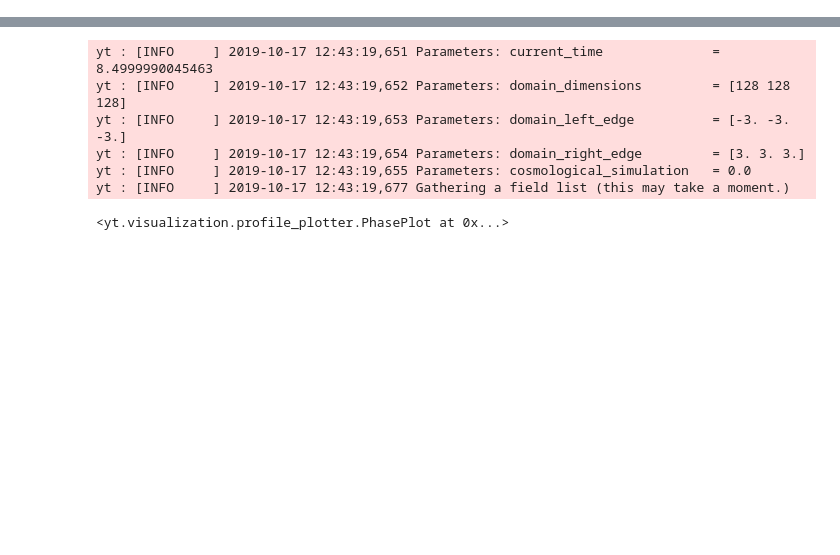
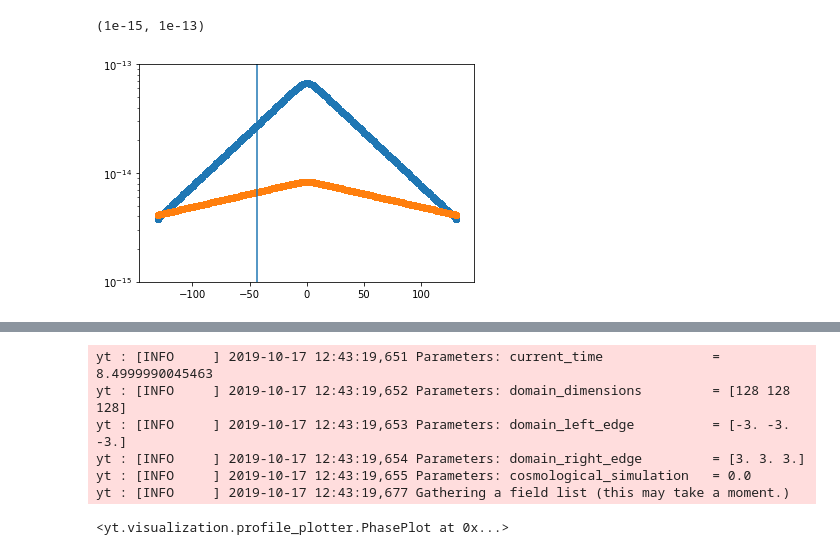
Before and after one commit to ibutsky/thermal_instabilities, a Jupyter notebook: analysis/test.ipynb, the cells around one changed output, grey strips where cells are left out. Saved outputs shown, nothing was run; the diff lists cells and outputs as text; code cells hidden in the pictures; blank space fills up the shorter version.

```diff
--- a/analysis/test.ipynb
+++ b/analysis/test.ipynb
@@ -216,0 +166,21 @@ YTArray([2.8851102 , 2.88841928, 2.90308289, ..., 3.01281512, 2.97488759,
+# %%
+i = 0
+ds1 = ytf.load('../../simulations/isothermal_tctf_1.0/DD%04d/DD%04d'%(i, i))
+#ds2 = ytf.load('../../simulations/isothermal_tctf_1.0_beta_10.0/DD%04d/DD%04d'%(i, i))
+ds2 = ytf.load('../../simulations/isothermal_tctf_1.0_beta_10.0_cr_3.0/DD%04d/DD%04d'%(i, i))
+ad = ds1.all_data()
+ad2 = ds2.all_data()
+
+z = ad[('gas', 'z')].in_units('kpc')
+ptot1 = ad[('gas', 'pressure')] + ad[('gas', 'magnetic_pressure')]
+ptot2 = ad2[('gas', 'pressure')] + ad2[('gas', 'magnetic_pressure')] + ad2[('gas', 'cr_pressure')]
+
+print("ptot1 / ptot2", ptot1/ ptot2)
+
+print("pgas1 / pgas2", ad[('gas', 'pressure')] / ad2[('gas', 'pressure')])
+
+print(ad2[('gas', 'cr_eta')], ad2[('gas', 'plasma_beta')])
+print(ad2[('gas', 'pressure')] / ad2[('gas', 'magnetic_pressure')])
+#print(ad[field] / ad2[field])
+
+#ad2[('gas', 'cr_eta')]
@@ -216,0 +204,12 @@ YTArray([2.8851102 , 2.88841928, 2.90308289, ..., 3.01281512, 2.97488759,
+# %%
+pgas1 = ad[('gas', 'pressure')]
+pgas2 = ad2[('gas', 'pressure')]
+plt.yscale('log')
+plt.scatter(z, pgas1)
+plt.scatter(z, pgas2)
+#plt.scatter(z, ptot2 / 2 )
+plt.axvline(-43.8)
+plt.ylim(1e-15, 1e-13)
+# %% [output]
+(1e-15, 1e-13)
+[figure, added]
```
Also changed, not shown: parts of 13 cells of this notebook, 2 other files.
